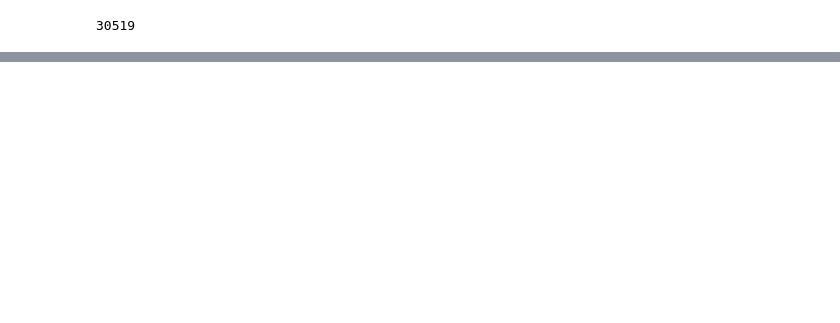
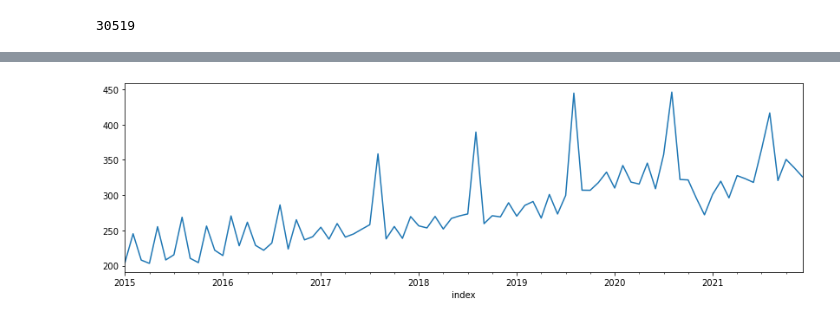
Before and after one commit to jluisjm/Paychex_revenue_forecast, a Jupyter notebook: notebooks/EDA.ipynb, the cells around one changed output, grey strips where cells are left out. Drawn from its saved outputs; the diff is of its cells as text; code cells hidden in the pictures; blank space fills up the shorter version.

```diff
--- a/notebooks/EDA.ipynb
+++ b/notebooks/EDA.ipynb
@@ -116,0 +92,8 @@ for c in df_month.columns:
+# %%
+total_revenue = df_month.sum(axis=1)
+# %%
+fig, ax = plt.subplots(figsize=(14,4))
+(total_revenue/1000000).plot()
+plt.show()
+# %% [output]
+[figure, added]
```
Also changed, not shown: parts of 16 cells of this notebook.
